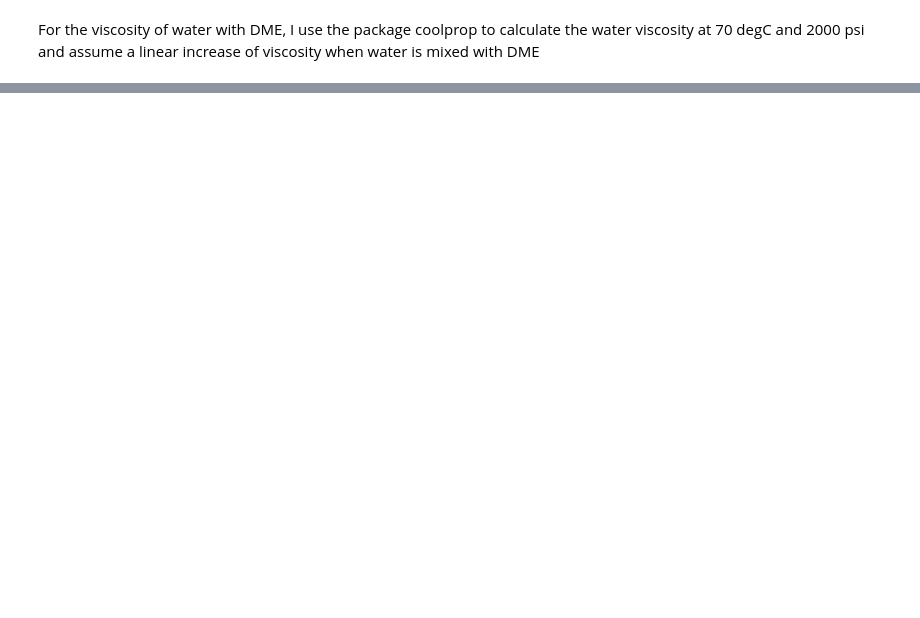
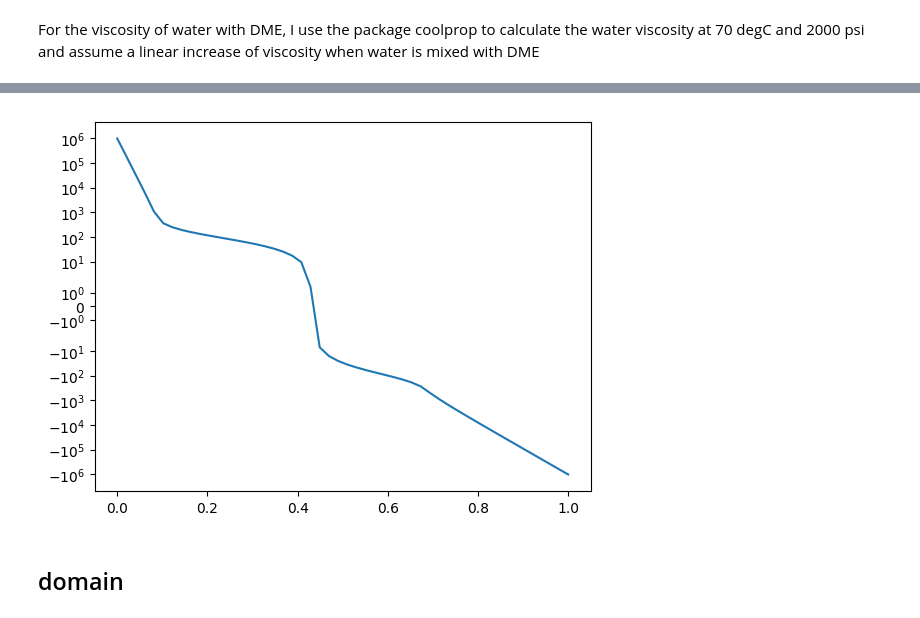
Before and after one commit to simulkade/peteng, a Jupyter notebook: physicalproperties/DME-physical-properties.ipynb, the cells around one changed output, grey strips where cells are left out. Saved outputs shown, nothing was run; the diff lists cells and outputs as text; code cells hidden in the pictures; blank space fills up the shorter version.

```diff
--- a/physicalproperties/DME-physical-properties.ipynb
+++ b/physicalproperties/DME-physical-properties.ipynb
@@ -72,0 +123,15 @@ mu_water = PropsSI("viscosity", "T", T, "P", p, "water") # [Pa.s]
+# %%
+# T = 70 + 273.15 # [K]
+# p = 2000/14.7*1e5   # [Pa]
+rho_water = PropsSI("D", "T", T, "P", p, "water")
+# Corey rel-perm parameters
+krw0 = 0.2
+kro0 = 0.8
+n_o  = 2.0
+n_w  = 2.0
+swc  = 0.08
+sor  = 0.3
+sorting_factor = 2.4
+pce = 100 # [Pa]
+pc0 = 1e6 # [Pa]
+contact_angle = deg2rad(20) # [radian]
@@ -72,0 +142,9 @@ mu_water = PropsSI("viscosity", "T", T, "P", p, "water") # [Pa.s]
+# %%
+KRW  = sw -> krw(sw, krw0, sor, swc, n_w)
+dKRW = sw -> dkrwdsw(sw, krw0, sor, swc, n_w)
+KRO  = sw -> kro(sw, kro0, sor, swc, n_o)
+dKRO = sw -> dkrodsw(sw, kro0, sor, swc, n_o)
+PC   = sw -> pc_imb(sw, pce, swc, sor, teta=contact_angle,
+                labda=sorting_factor, b = 0.0, pc01=pc0, pc02=pc0)
+dPC  = sw -> dpc_imb(sw, pce, swc, sor, teta=contact_angle,
+                labda=sorting_factor, b = 1.0, pc01=pc0, pc02=pc0)
@@ -72,0 +153,4 @@ mu_water = PropsSI("viscosity", "T", T, "P", p, "water") # [Pa.s]
+# %%
+sw_plot = collect(linspace(0,1,50))
+plot(sw_plot, KRW.(sw_plot), sw_plot, KRO.(sw_plot))
+axis([0,1,0,1])
@@ -72,0 +164,7 @@ mu_water = PropsSI("viscosity", "T", T, "P", p, "water") # [Pa.s]
+# %%
+semilogy(sw_plot, PC.(sw_plot))
+yscale("symlog")
+# %% [output]
+[figure, added]
+# %% [markdown]
+## domain
```
Also changed, not shown: parts of 15 cells of this notebook, 1 other file.
